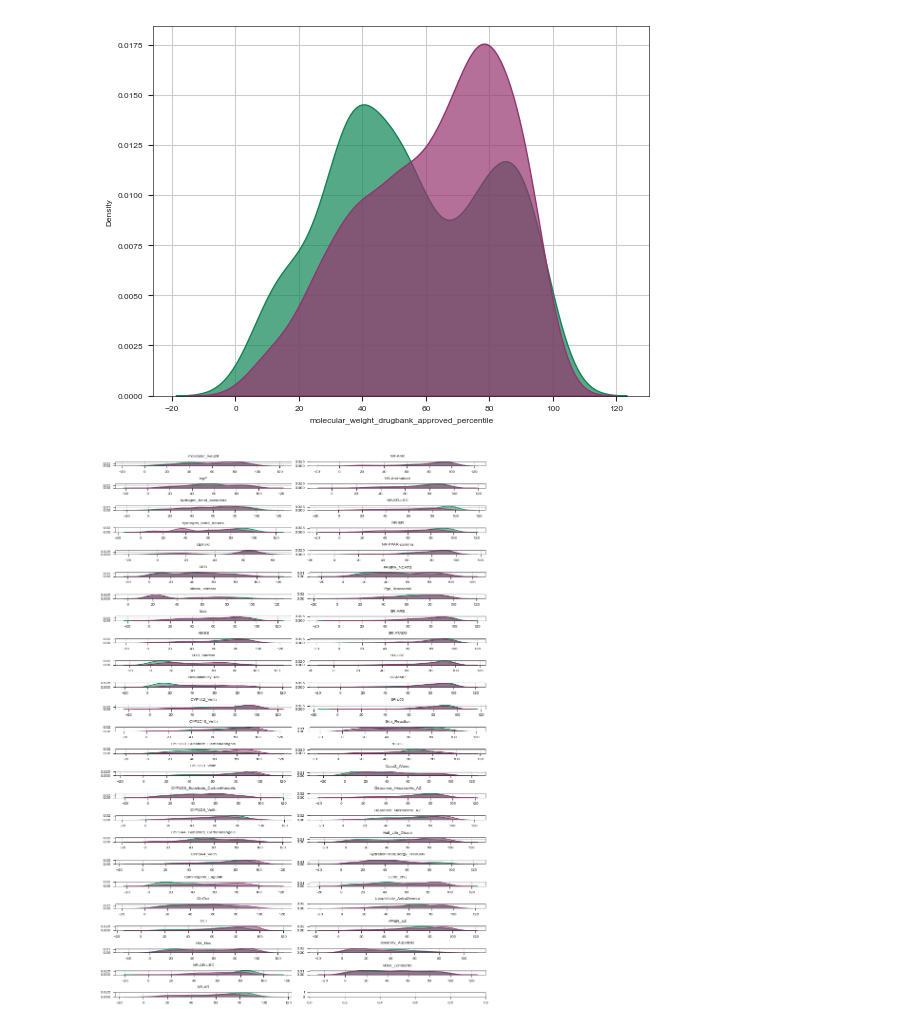
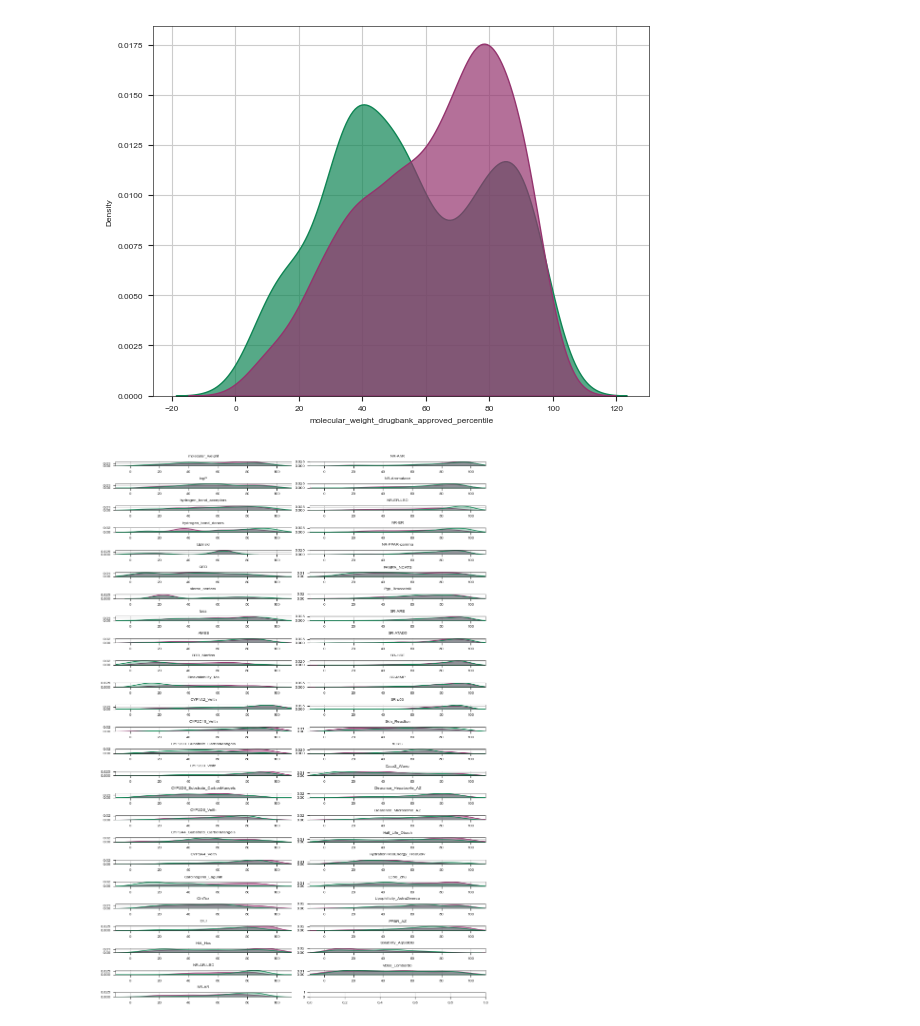
Before and after one commit to ersilia-os/sars-cov-2-chemspace, a Jupyter notebook: notebooks/02_ChemicalSpaceExploration.ipynb, the cells around one changed output. Drawn from its saved outputs; the diff is of its cells as text; code cells hidden in the pictures.

```diff
--- a/notebooks/02_ChemicalSpaceExploration.ipynb
+++ b/notebooks/02_ChemicalSpaceExploration.ipynb
@@ -194,17 +254,18 @@ sns.kdeplot(df[df["category"]=="synthetic"]["molecular_weight_drugbank_approved_
 # %%
 import matplotlib.pyplot as plt
 fig, axs = plt.subplots(25,2, figsize=(8.3,11.7))  # A4 size in inches: 11.7 x 8.3 for half A4
 
 # Ensure there are as many axes as columns
 for i, column in enumerate(cols_plot):
     ax = axs[i % 25, i // 25]  # Determine the position of the subplot
-    sns.kdeplot(df[df["category"] == "natural"][column], ax=ax, alpha=0.5, color=npc, fill=True)
     sns.kdeplot(df[df["category"] == "synthetic"][column], ax=ax, alpha=0.5, color=spc, fill=True)
+    sns.kdeplot(df[df["category"] == "natural"][column], ax=ax, alpha=0.3, color=npc, fill=True)
     ax.set_title(column.replace("_drugbank_approved_percentile", ""))
     ax.set_xlabel('')  # Remove individual x-axis labels for cleaner look
     ax.set_ylabel('')  # Remove individual y-axis labels for cleaner look
+    ax.set_xlim(-10,110)
 
 plt.tight_layout()  # Adjust subplots to fit in figure area.
 plt.show()
 # %% [output]
-[figure, old version]
+[figure, new version]
```
Also changed, not shown: parts of 8 cells of this notebook.
